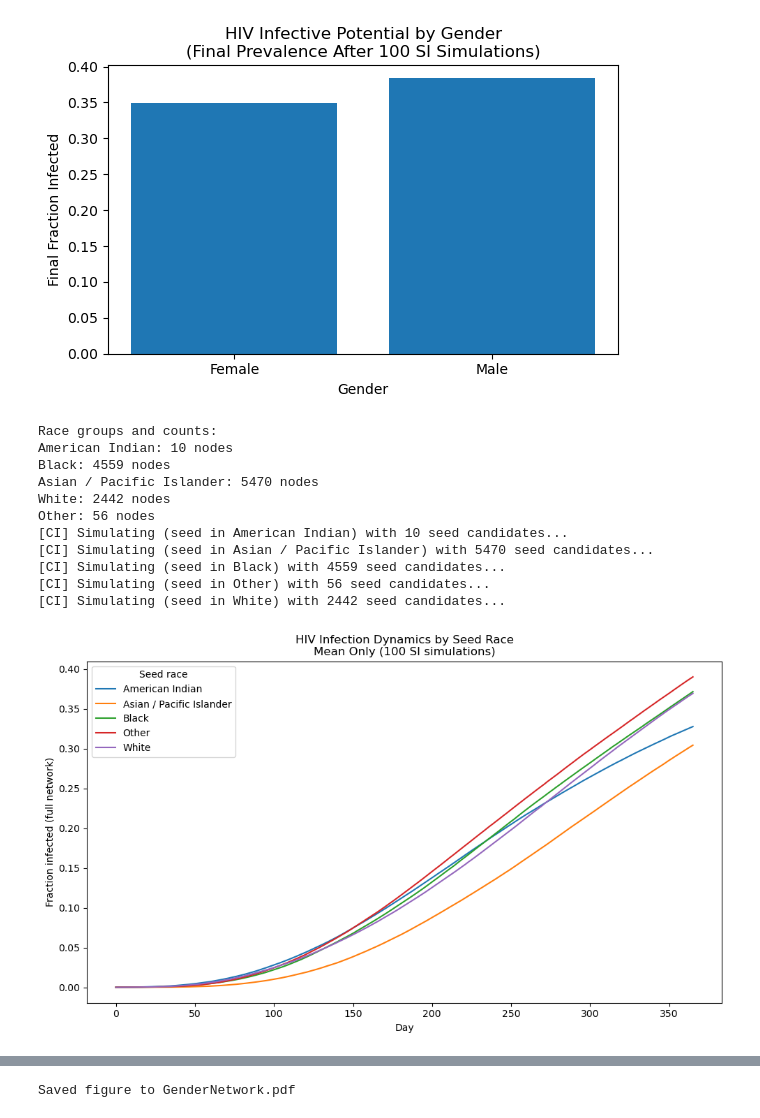
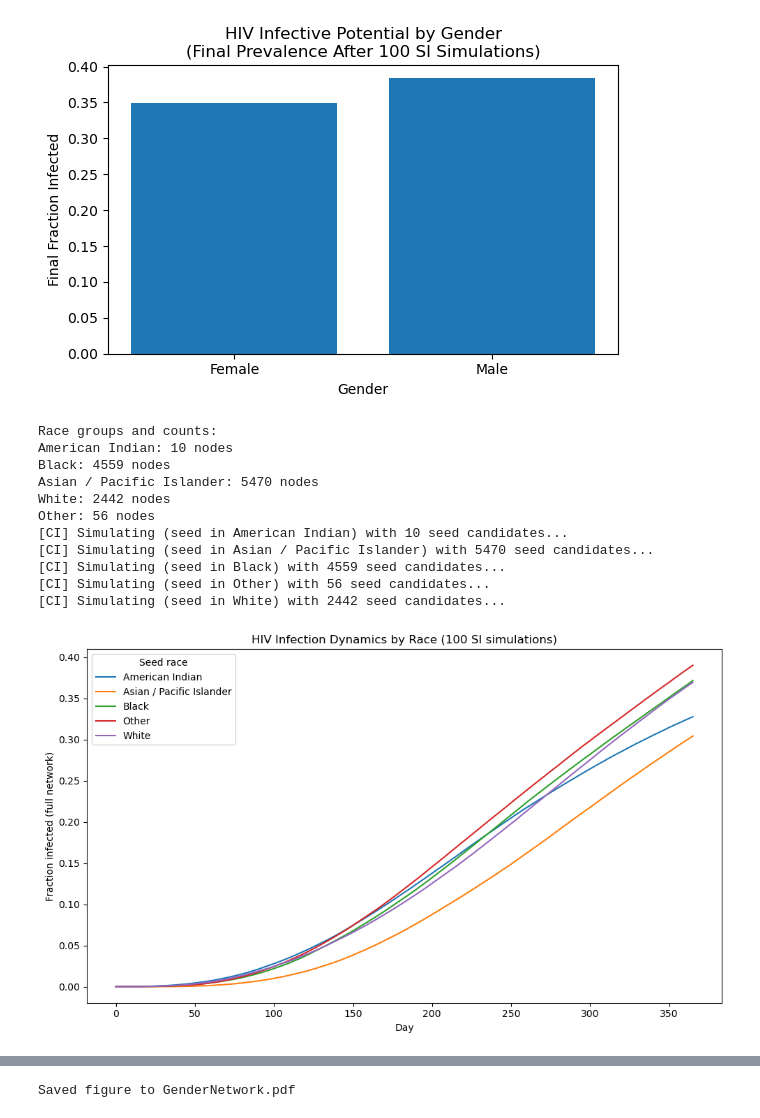
Before and after one commit to pmehta17/hiv-spread, a Jupyter notebook: Project_v2.ipynb, the cells around one changed output, grey strips where cells are left out. Cells and saved outputs as stored; diff of their text form; code cells hidden in the pictures.

```diff
--- a/Project_v2.ipynb
+++ b/Project_v2.ipynb
@@ -730,35 +659,35 @@ t_range_race, race_mean, race_std = run_seed_group_with_CI(
     n_runs=100
 )
 
 # ============================================
 # 3. Plot mean curves by seed race (NO error bars)
 # ============================================
 plt.figure(figsize=(10, 6))
 
 for label in sorted(race_mean.keys()):
     mean_curve = race_mean[label]
     plt.plot(t_range_race, mean_curve, label=label)
 
 plt.xlabel("Day")
 plt.ylabel("Fraction infected (full network)")
-plt.title("HIV Infection Dynamics by Seed Race\nMean Only (100 SI simulations)")
+plt.title("HIV Infection Dynamics by Race (100 SI simulations)")
 plt.legend(title="Seed race")
 plt.tight_layout()
 plt.savefig("Race_InfectionDynamics.pdf", dpi=1000)
 plt.show()
 # %% [output]
 Race groups and counts:
 American Indian: 10 nodes
 Black: 4559 nodes
 Asian / Pacific Islander: 5470 nodes
 White: 2442 nodes
 Other: 56 nodes
 [CI] Simulating (seed in American Indian) with 10 seed candidates...
 [CI] Simulating (seed in Asian / Pacific Islander) with 5470 seed candidates...
 [CI] Simulating (seed in Black) with 4559 seed candidates...
 [CI] Simulating (seed in Other) with 56 seed candidates...
 [CI] Simulating (seed in White) with 2442 seed candidates...
-[figure, old version]
+[figure, new version]
 # %%
 # ============================================
 # 1. Build race-based groups (from codebook)
```
Also changed, not shown: parts of 3 cells of this notebook.
